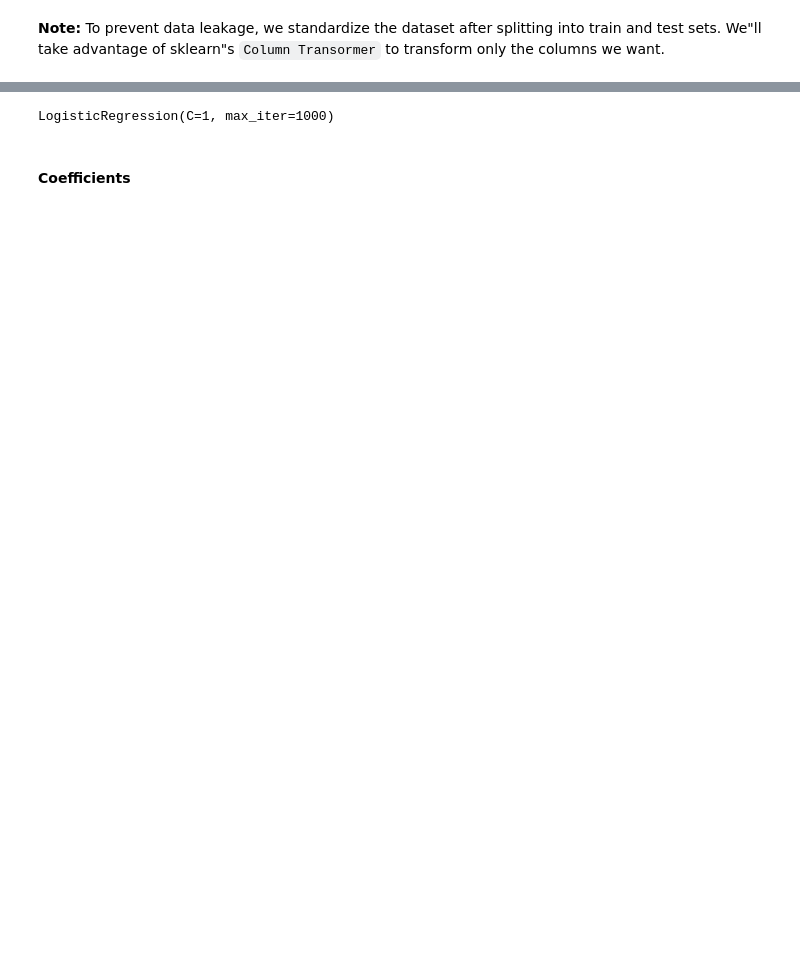
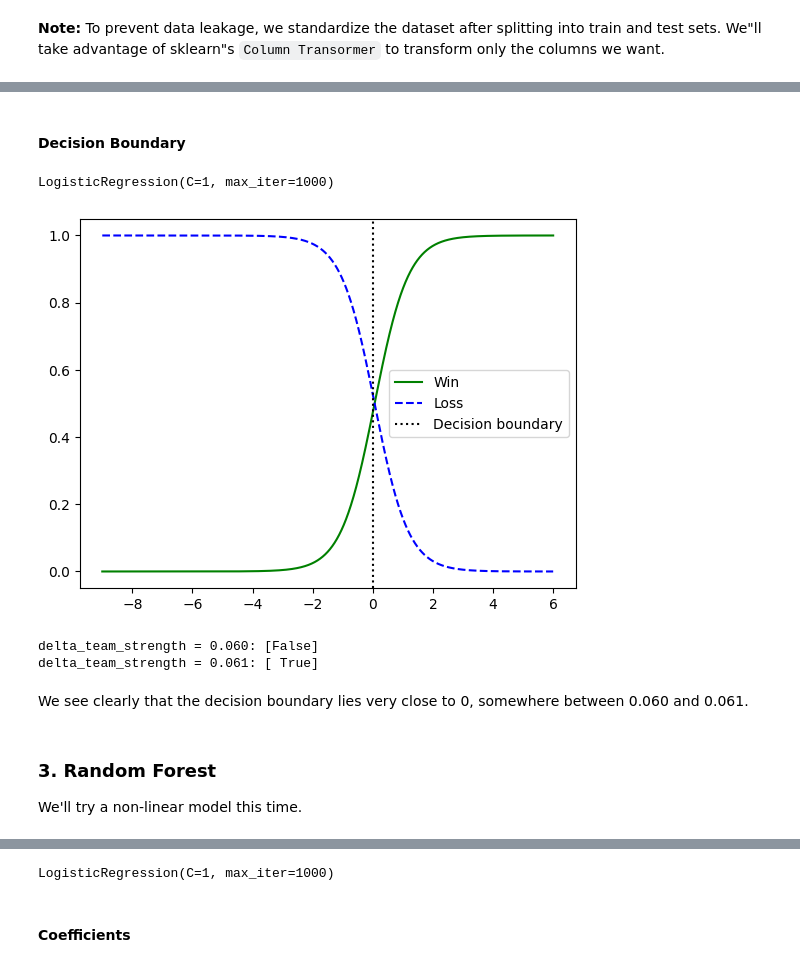
Before and after one commit to shsiddhant/womens-wc, a Jupyter notebook: notebooks/notebook_1.ipynb, the cells around one changed output, grey strips where cells are left out. Cells and saved outputs as stored; diff of their text form; code cells hidden in the pictures; blank space fills up the shorter version.

```diff
--- a/notebooks/notebook_1.ipynb
+++ b/notebooks/notebook_1.ipynb
@@ -180,0 +314,36 @@ for C in C_values:
+# %% [markdown]
+#### Decision Boundary
+# %%
+log_reg = LogisticRegression(
+    solver="lbfgs", max_iter=1000, C=1
+    )
+X = X_train[:, 2:]
+start = int(X.min())
+stop = int(X.max()) + 1
+y = Y_train
+log_reg.fit(X, y)
+# %% [output]
+LogisticRegression(C=1, max_iter=1000)
+# %%
+# Decision Boundary
+X_new = np.linspace(start, stop, 10000).reshape(-1, 1)
+y_proba = log_reg.predict_proba(X_new)
+plt.plot(X_new, y_proba[:, 1], "g-", label="Win")
+plt.plot(X_new, y_proba[:, 0], "b--", label="Loss")
+plt.axvline(0, color="black", linestyle=":", label="Decision boundary")
+plt.legend()
+plt.show()
+# %% [output]
+[figure, added]
+# %%
+print("delta_team_strength = 0.060:", log_reg.predict([[0.060]]))
+print("delta_team_strength = 0.061:", log_reg.predict([[0.061]]))
+# %% [output]
+delta_team_strength = 0.060: [False]
+delta_team_strength = 0.061: [ True]
+# %% [markdown]
+We see clearly that the decision boundary lies very close to 0, somewhere between 0.060 and 0.061.
+# %% [markdown]
+### 3. Random Forest
+
+We'll try a non-linear model this time.
```
Also changed, not shown: parts of 52 cells of this notebook, 4 other files.
